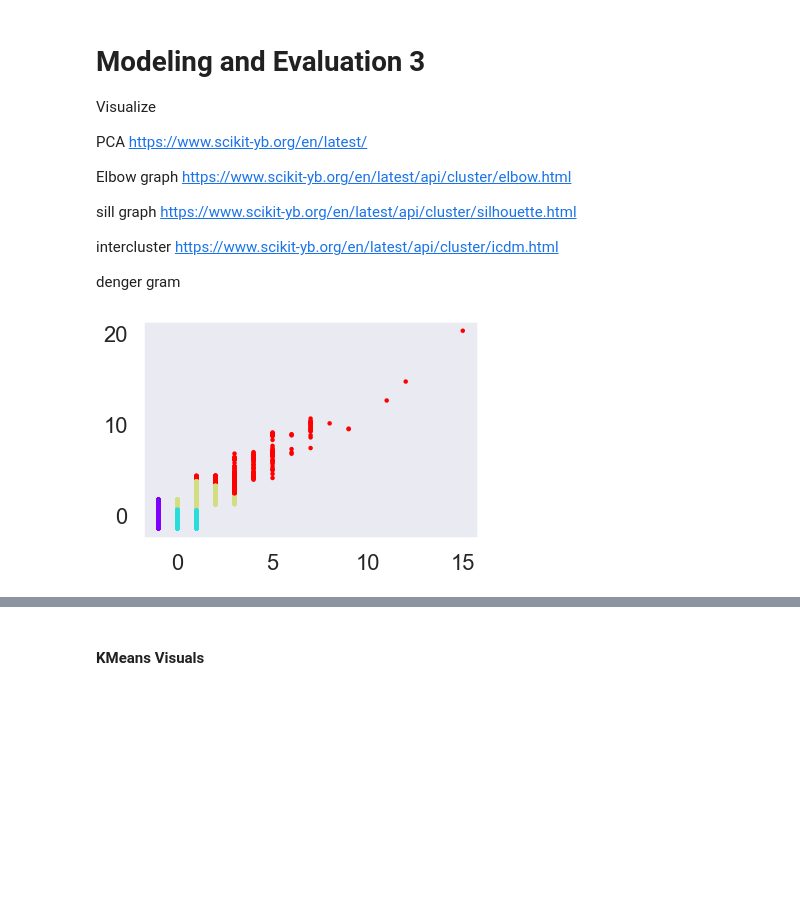
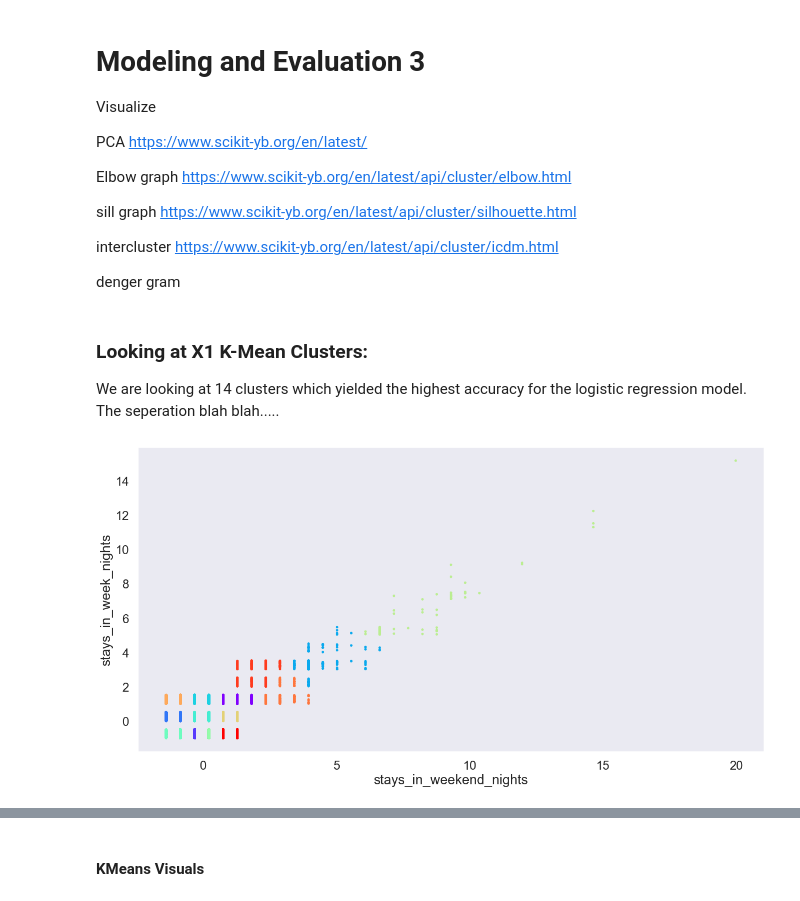
Before and after one commit to sajmera9/MachineLearning1, a Jupyter notebook: Lab 3 - Clustering/Hotel Notebook Final - Satvik .ipynb, the cells around one changed output, grey strips where cells are left out. Saved outputs shown, nothing was run; the diff lists cells and outputs as text; code cells hidden in the pictures; blank space fills up the shorter version.

```diff
--- a/Lab 3 - Clustering/Hotel Notebook Final - Satvik .ipynb
+++ b/Lab 3 - Clustering/Hotel Notebook Final - Satvik .ipynb
@@ -1268,11 +1289,15 @@ cls3 = KMeans(n_clusters=n3, init='k-means++',random_state=1)
 cls3.fit(X3)
 newfeature3 = cls3.labels_ # the labels from kmeans clustering
-# %%
-X1 = X_us[['stays_in_week_nights','stays_in_weekend_nights']]
-X1=X1.values
-plt.figure()
-plt.scatter(X1[:, 1], X1[:, 0]+np.random.random(X1[:, 0].shape)/2, c=newfeature, cmap=plt.cm.rainbow, s=20, linewidths=0)
-plt.xlabel(''), plt.ylabel('')
-plt.grid()
-# %% [output]
-[figure, removed]
+# %% [markdown]
+### Looking at X1 K-Mean Clusters:
+We are looking at 14 clusters which yielded the highest accuracy for the logistic regression model.
+The seperation blah blah.....
+# %%
+plt.figure(figsize=(20,10))
+X1 = X_us[['stays_in_week_nights','stays_in_weekend_nights']]
+X1=X1.values
+plt.scatter(X1[:, 0], X1[:, 1]+np.random.random(X1[:, 0].shape)/2, c=newfeature, cmap=plt.cm.rainbow, s=20, linewidths=0)
+plt.xlabel('stays_in_weekend_nights'), plt.ylabel('stays_in_week_nights')
+plt.grid()
+# %% [output]
+[figure, added]
```
Also changed, not shown: parts of 67 cells of this notebook.
